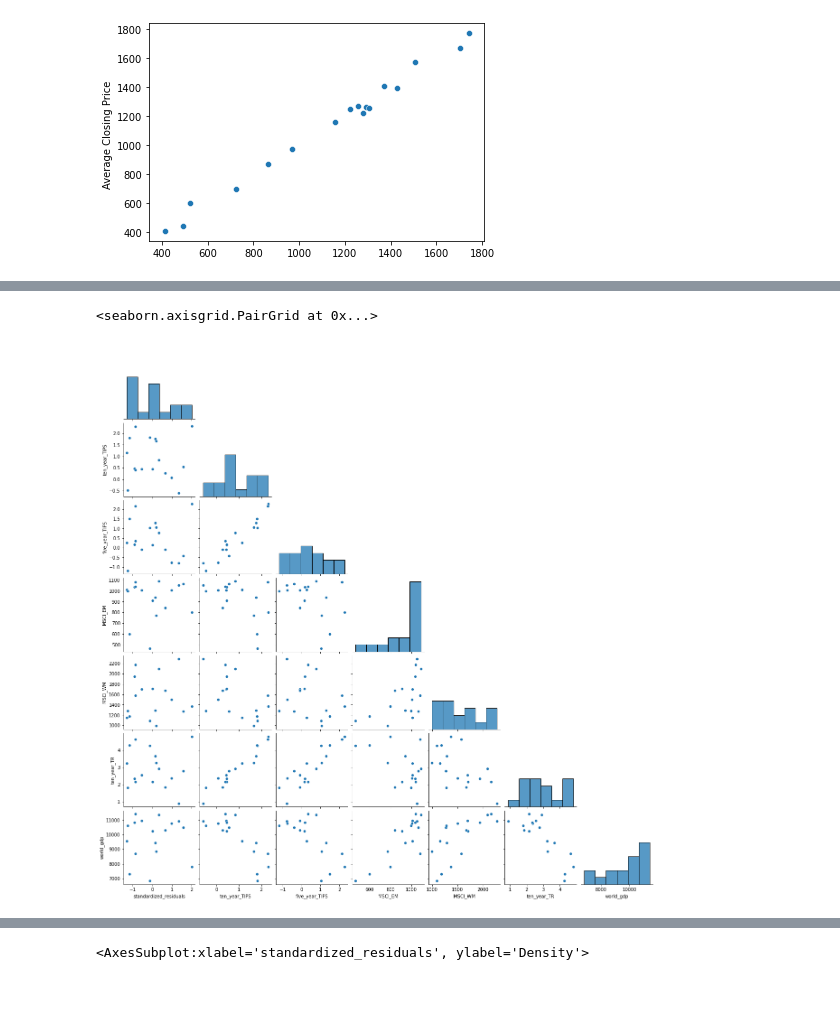
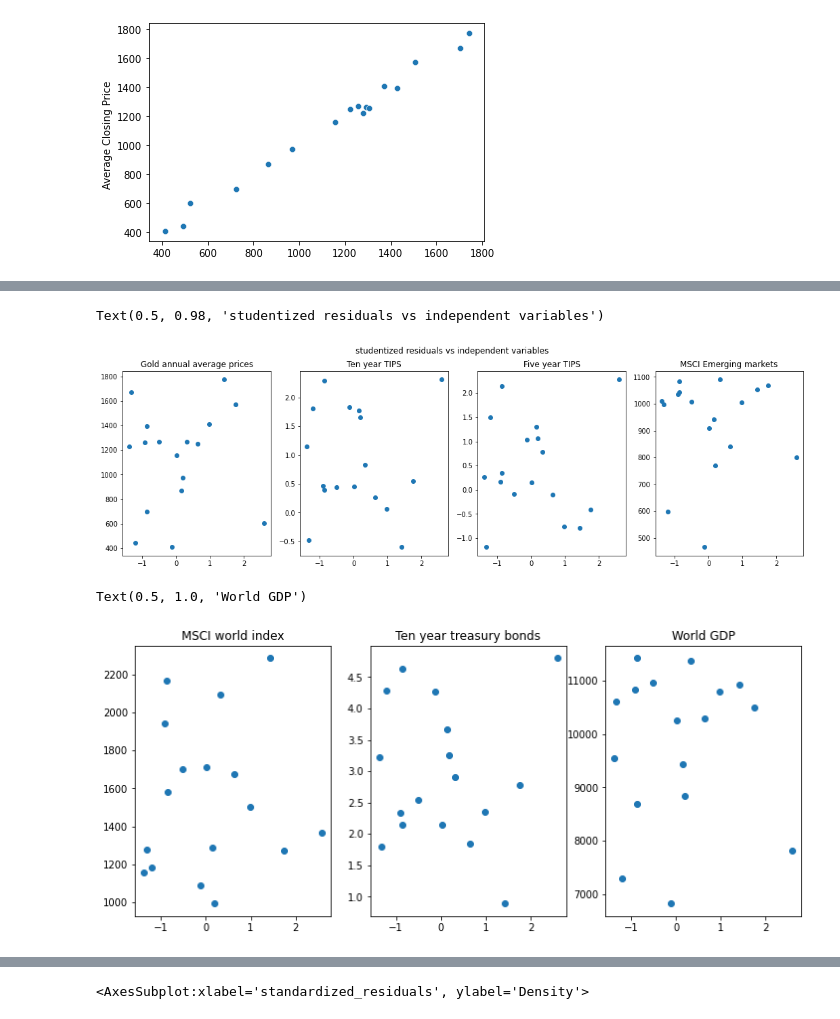
Before and after one commit to ErickChatalov/Gold-annual-prices, a Jupyter notebook: Model-2/Data analysis.ipynb, the cells around one changed output, grey strips where cells are left out. Drawn from its saved outputs; the diff is of its cells as text; code cells hidden in the pictures; blank space fills up the shorter version.

```diff
--- a/Model-2/Data analysis.ipynb
+++ b/Model-2/Data analysis.ipynb
@@ -294,9 +315,35 @@ sns.scatterplot(x = predicted,y = standardized_residuals)
 # %%
-# pairplot for standardized residuals vs independent variables. (Gold closing AJ)
-sns.pairplot(df.iloc[:,[9,3,4,5,6,7,8]],corner=True)
+# pairplot for studentized residuals vs independent variables. (Gold closing AJ)
+# part 1.
+fig, axs = plt.subplots(1,4,figsize=(18, 5))
+axs[0].scatter(studentized_residuals,Gold_average_AJ)
+axs[1].scatter(studentized_residuals,ten_year_TIPS)
+axs[2].scatter(studentized_residuals,five_year_TIPS)
+axs[3].scatter(studentized_residuals,MSCI_EM)
+
+axs[0].set_title("Gold annual average prices")
+axs[1].set_title("Ten year TIPS")
+axs[2].set_title("Five year TIPS")
+axs[3].set_title("MSCI Emerging markets")
+
+fig.suptitle("studentized residuals vs independent variables")
+#sns.pairplot(df.iloc[:,[10,3,4,5,6,7,8]],corner=True)
 # %% [output]
-<seaborn.axisgrid.PairGrid at 0x...>
+Text(0.5, 0.98, 'studentized residuals vs independent variables')
-[figure, old version]
+[figure, new version]
+# %%
+# part 2.
+fig1, axs1 = plt.subplots(1,3,figsize=(12, 5))
+axs1[0].scatter(studentized_residuals,MSCI_WM)
+axs1[1].scatter(studentized_residuals,ten_year_TR)
+axs1[2].scatter(studentized_residuals,world_gdp)
+
+axs1[0].set_title("MSCI world index")
+axs1[1].set_title("Ten year treasury bonds")
+axs1[2].set_title("World GDP")
+# %% [output]
+Text(0.5, 1.0, 'World GDP')
+[figure, added]
 # %%
 # Normality tests:
 # shapiro-wilk
```
Also changed, not shown: parts of 8 cells of this notebook.
